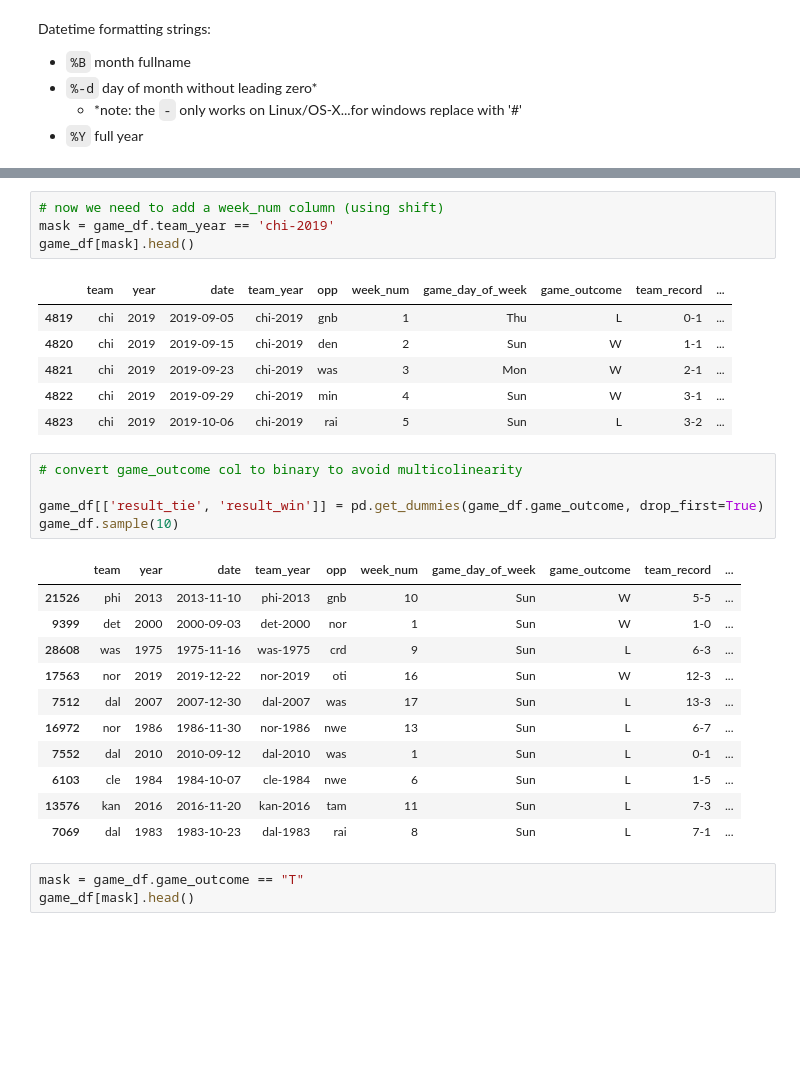
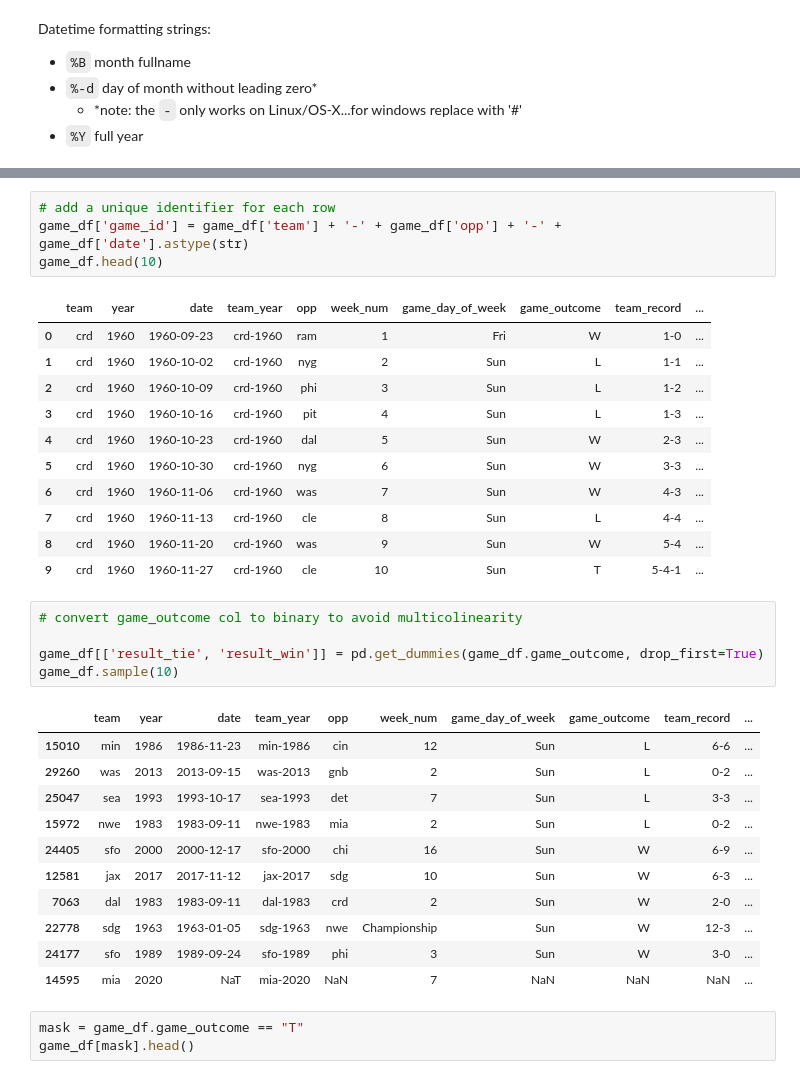
Before and after one commit to edubu2/metis-project2, a Jupyter notebook: clean_sched_df.ipynb, the cells around one changed output, grey strips where cells are left out. Drawn from its saved outputs; the diff is of its cells as text; blank space fills up the shorter version.

Commit message:
Progress on pulling opp columns into team rows

```diff
--- a/clean_sched_df.ipynb
+++ b/clean_sched_df.ipynb
@@ -103,14 +103,19 @@ game_df.sample(2) # to confirm
-# %%
-# now we need to add a week_num column (using shift)
-mask = game_df.team_year == 'chi-2019'
-game_df[mask].head()
-# %% [output]
-|  | team | year | date | team_year | opp | week_num | game_day_of_week | game_outcome | team_record | ... |
-| 4819 | chi | 2019 | 2019-09-05 | chi-2019 | gnb | 1 | Thu | L | 0-1 | ... |
-| 4820 | chi | 2019 | 2019-09-15 | chi-2019 | den | 2 | Sun | W | 1-1 | ... |
-| 4821 | chi | 2019 | 2019-09-23 | chi-2019 | was | 3 | Mon | W | 2-1 | ... |
-| 4822 | chi | 2019 | 2019-09-29 | chi-2019 | min | 4 | Sun | W | 3-1 | ... |
-| 4823 | chi | 2019 | 2019-10-06 | chi-2019 | rai | 5 | Sun | L | 3-2 | ... |
+# %%
+# add a unique identifier for each row
+game_df['game_id'] = game_df['team'] + '-' + game_df['opp'] + '-' + game_df['date'].astype(str)
+game_df.head(10)
+# %% [output]
+|  | team | year | date | team_year | opp | week_num | game_day_of_week | game_outcome | team_record | ... |
+| 0 | crd | 1960 | 1960-09-23 | crd-1960 | ram | 1 | Fri | W | 1-0 | ... |
+| 1 | crd | 1960 | 1960-10-02 | crd-1960 | nyg | 2 | Sun | L | 1-1 | ... |
+| 2 | crd | 1960 | 1960-10-09 | crd-1960 | phi | 3 | Sun | L | 1-2 | ... |
+| 3 | crd | 1960 | 1960-10-16 | crd-1960 | pit | 4 | Sun | L | 1-3 | ... |
+| 4 | crd | 1960 | 1960-10-23 | crd-1960 | dal | 5 | Sun | W | 2-3 | ... |
+| 5 | crd | 1960 | 1960-10-30 | crd-1960 | nyg | 6 | Sun | W | 3-3 | ... |
+| 6 | crd | 1960 | 1960-11-06 | crd-1960 | was | 7 | Sun | W | 4-3 | ... |
+| 7 | crd | 1960 | 1960-11-13 | crd-1960 | cle | 8 | Sun | L | 4-4 | ... |
+| 8 | crd | 1960 | 1960-11-20 | crd-1960 | was | 9 | Sun | W | 5-4 | ... |
+| 9 | crd | 1960 | 1960-11-27 | crd-1960 | cle | 10 | Sun | T | 5-4-1 | ... |
 # %%
 # convert game_outcome col to binary to avoid multicolinearity
 
@@ -118,16 +123,16 @@ game_df[['result_tie', 'result_win']] = pd.get_dummies(game_df.game_outcome, dro
 game_df.sample(10)
 # %% [output]
 |  | team | year | date | team_year | opp | week_num | game_day_of_week | game_outcome | team_record | ... |
-| 21526 | phi | 2013 | 2013-11-10 | phi-2013 | gnb | 10 | Sun | W | 5-5 | ... |
-| 9399 | det | 2000 | 2000-09-03 | det-2000 | nor | 1 | Sun | W | 1-0 | ... |
-| 28608 | was | 1975 | 1975-11-16 | was-1975 | crd | 9 | Sun | L | 6-3 | ... |
-| 17563 | nor | 2019 | 2019-12-22 | nor-2019 | oti | 16 | Sun | W | 12-3 | ... |
-| 7512 | dal | 2007 | 2007-12-30 | dal-2007 | was | 17 | Sun | L | 13-3 | ... |
-| 16972 | nor | 1986 | 1986-11-30 | nor-1986 | nwe | 13 | Sun | L | 6-7 | ... |
-| 7552 | dal | 2010 | 2010-09-12 | dal-2010 | was | 1 | Sun | L | 0-1 | ... |
-| 6103 | cle | 1984 | 1984-10-07 | cle-1984 | nwe | 6 | Sun | L | 1-5 | ... |
-| 13576 | kan | 2016 | 2016-11-20 | kan-2016 | tam | 11 | Sun | L | 7-3 | ... |
-| 7069 | dal | 1983 | 1983-10-23 | dal-1983 | rai | 8 | Sun | L | 7-1 | ... |
+| 15010 | min | 1986 | 1986-11-23 | min-1986 | cin | 12 | Sun | L | 6-6 | ... |
+| 29260 | was | 2013 | 2013-09-15 | was-2013 | gnb | 2 | Sun | L | 0-2 | ... |
+| 25047 | sea | 1993 | 1993-10-17 | sea-1993 | det | 7 | Sun | L | 3-3 | ... |
+| 15972 | nwe | 1983 | 1983-09-11 | nwe-1983 | mia | 2 | Sun | L | 0-2 | ... |
+| 24405 | sfo | 2000 | 2000-12-17 | sfo-2000 | chi | 16 | Sun | W | 6-9 | ... |
+| 12581 | jax | 2017 | 2017-11-12 | jax-2017 | sdg | 10 | Sun | W | 6-3 | ... |
+| 7063 | dal | 1983 | 1983-09-11 | dal-1983 | crd | 2 | Sun | W | 2-0 | ... |
+| 22778 | sdg | 1963 | 1963-01-05 | sdg-1963 | nwe | Championship | Sun | W | 12-3 | ... |
+| 24177 | sfo | 1989 | 1989-09-24 | sfo-1989 | phi | 3 | Sun | W | 3-0 | ... |
+| 14595 | mia | 2020 | NaT | mia-2020 | NaN | 7 | NaN | NaN | NaN | ... |
 # %%
 mask = game_df.game_outcome == "T"
 game_df[mask].head()
```
Also changed, not shown: parts of 14 cells of this notebook.
